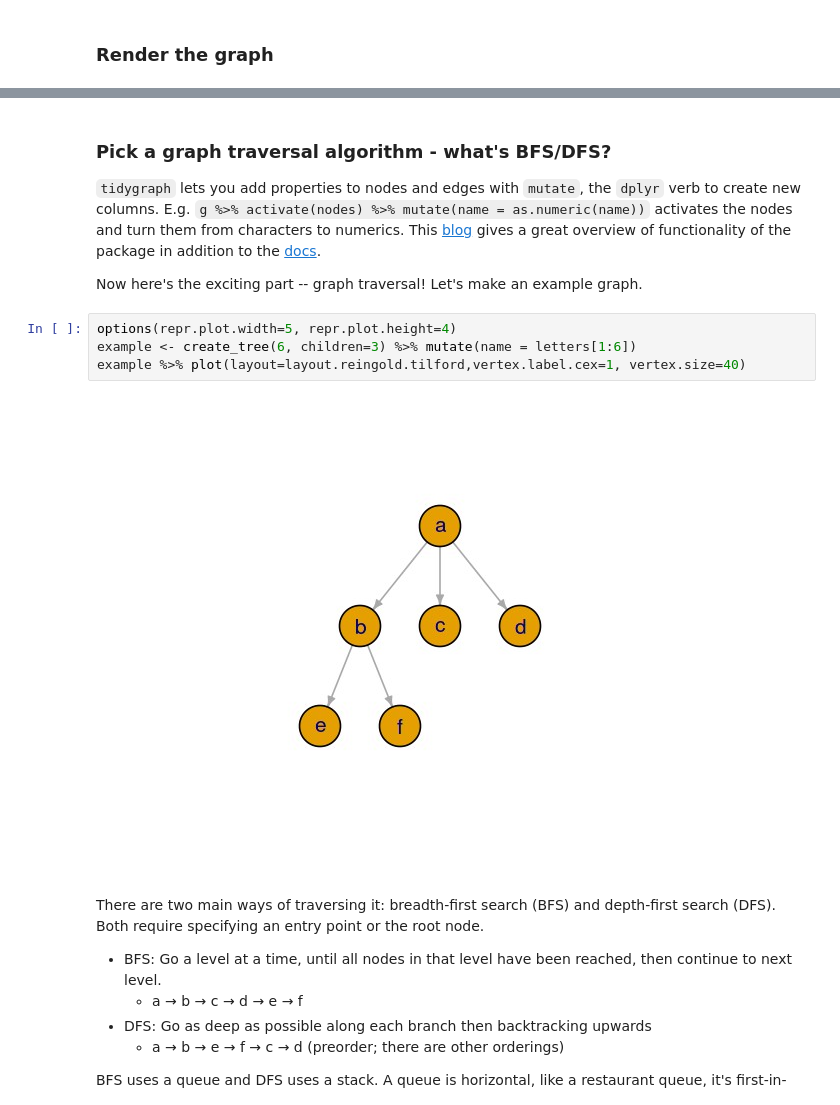
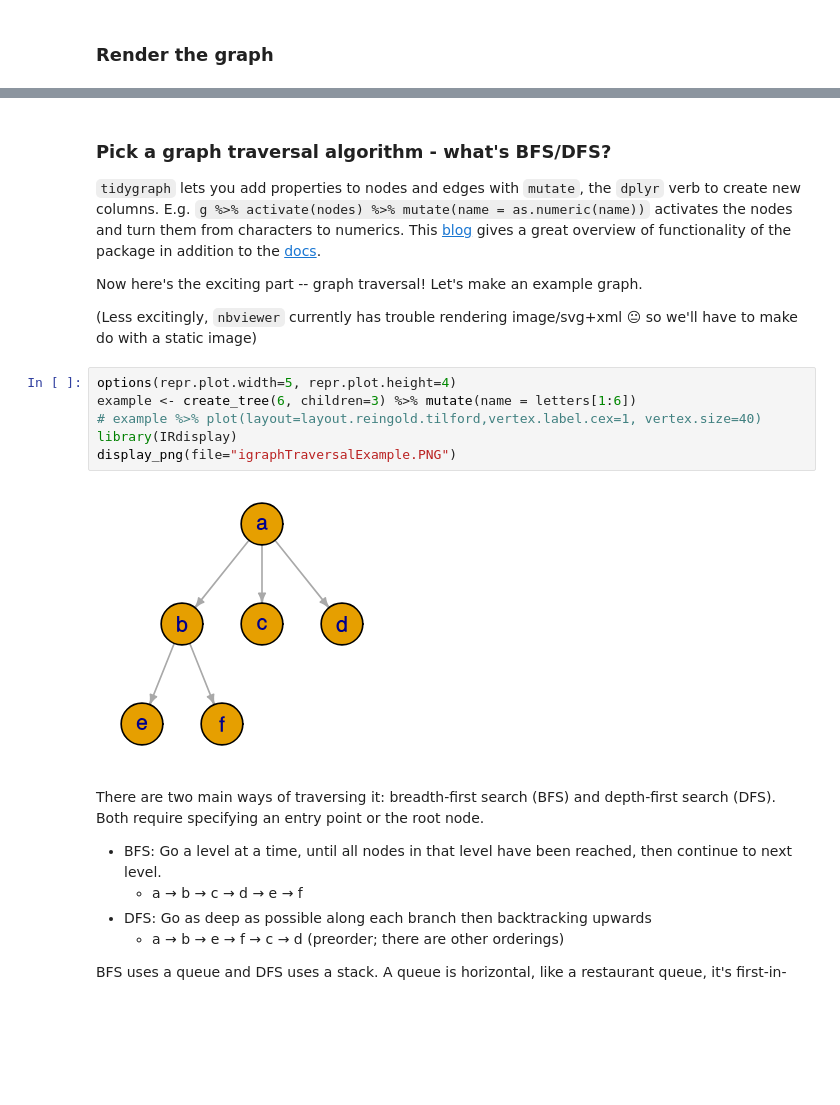
Before and after one commit to KMNitesh/parlpublic, a Jupyter notebook: igraph.ipynb, the cells around one changed output, grey strips where cells are left out. Drawn from its saved outputs; the diff is of its cells as text; blank space fills up the shorter version.

Commit message:
Workaround for nbviewer svg+sml bug

```diff
--- a/igraph.ipynb
+++ b/igraph.ipynb
@@ -120,12 +120,16 @@ g %>% plot(layout=layout.fruchterman.reingold, vertex.size=degree(g)*0.6, vertex
 `tidygraph` lets you add properties to nodes and edges with `mutate`, the `dplyr` verb to create new columns. E.g. `g %>% activate(nodes) %>% mutate(name = as.numeric(name))` activates the nodes and turn them from characters to numerics. This [blog](https://www.data-imaginist.com/2017/introducing-tidygraph/) gives a great overview of functionality of the package in addition to the [docs](https://cran.r-project.org/web/packages/tidygraph/tidygraph.pdf).
 
 Now here's the exciting part -- graph traversal! Let's make an example graph.
+
+(Less excitingly, `nbviewer` currently has trouble rendering image/svg+xml 😐 so we'll have to make do with a static image)
 # %%
 options(repr.plot.width=5, repr.plot.height=4)
 example <- create_tree(6, children=3) %>% mutate(name = letters[1:6])
-example %>% plot(layout=layout.reingold.tilford,vertex.label.cex=1, vertex.size=40)
+# example %>% plot(layout=layout.reingold.tilford,vertex.label.cex=1, vertex.size=40)
+library(IRdisplay)
+display_png(file="igraphTraversalExample.PNG")
 # %% [output]
-[figure, old version]
+[figure, new version]
 # %% [markdown]
 There are two main ways of traversing it: breadth-first search (BFS) and depth-first search (DFS). Both require specifying an entry point or the root node.
 * BFS: Go a level at a time, until all nodes in that level have been reached, then continue to next level.
```
Also changed, not shown: parts of 3 cells of this notebook.
